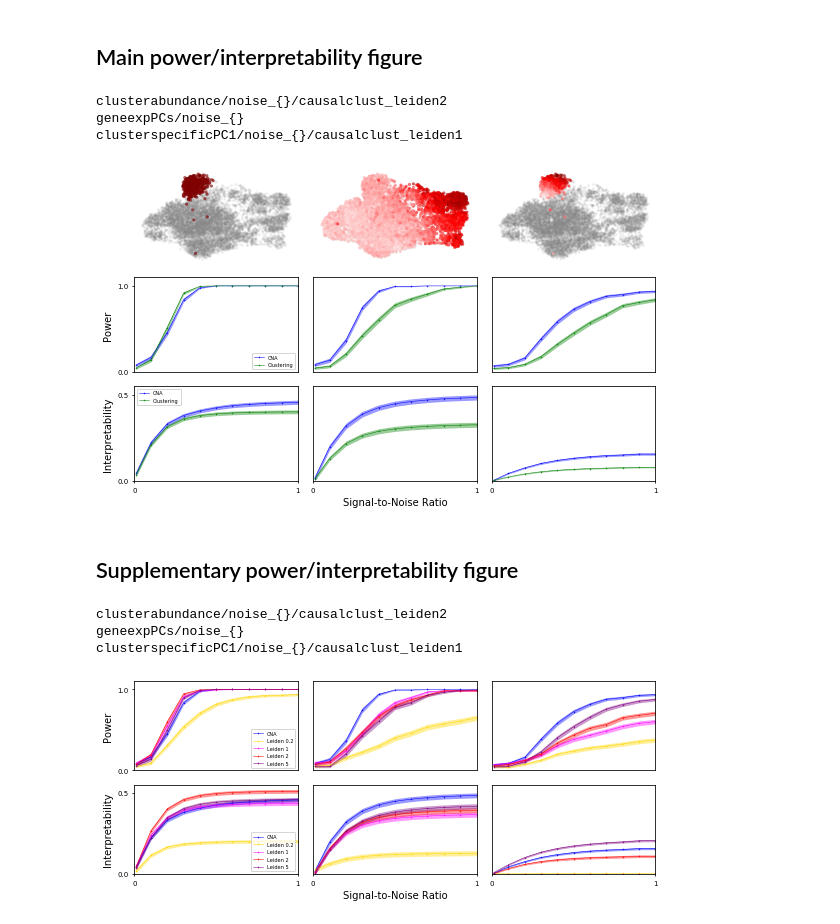
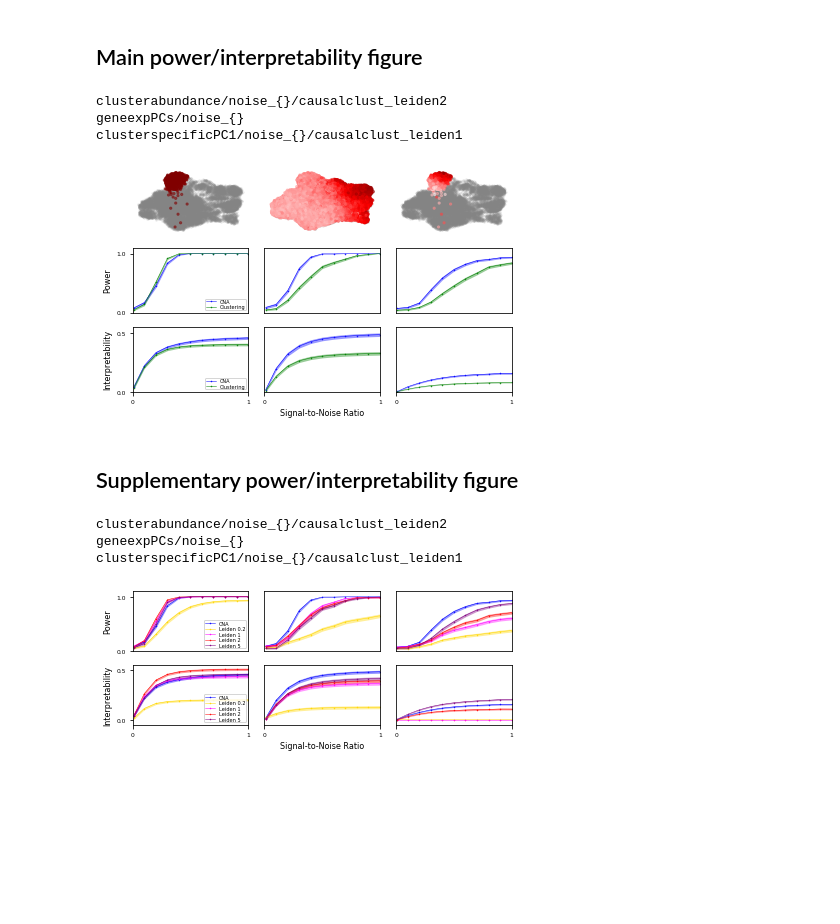
Before and after one commit to immunogenomics/cna-display, a Jupyter notebook: sim/nonnull.ipynb, the cells around one changed output. Drawn from its saved outputs; the diff is of its cells as text; code cells hidden in the pictures; blank space fills up the shorter version.

```diff
--- a/sim/nonnull.ipynb
+++ b/sim/nonnull.ipynb
@@ -5,10 +5,11 @@ import matplotlib.pyplot as plt
 import pickle, glob
 import pp, pf
 import cna
+plt.style.use('../pp.mplstyle')
 # %%
 d = cna.read('/data/srlab1/laurie-yakir/tbru.real/2.munged/harmcca20.h5ad')
 # downsample d to make rasterized file size decent
-ix = np.random.choice(range(len(d)), 10000, replace=False)
+ix = np.random.choice(range(len(d)), 30000, replace=False)
 # %%
 # parameters
 dset = 'harmcca20'
@@ -99,35 +100,33 @@ def powerplot(power, ax, methodinfo, legend=False, ylabels=False):
         ax.plot(snr, power.loc[m].avg, color=c, label=l, marker='.', ms=1, linewidth = 0.5)
         ax.fill_between(snr, power.loc[m].avg - power.loc[m].se, power.loc[m].avg + power.loc[m].se,
                         color=c, alpha=0.4, lw=0)
-    ax.tick_params(**pp.tickprops)
     ax.set_xlim(0, 1)
     ax.set_xticks([])
     ax.set_ylim(0,1.1)
     if ylabels:
         ax.set_yticks([0,1]); ax.set_yticklabels(['0.0', '1.0'])
-        ax.set_ylabel('Power', fontsize=pp.labelfontsize+2)
+        ax.set_ylabel('Power')
     else:
         ax.set_yticks([])
-    if legend: ax.legend(prop={'size':5}, loc=4)
+    if legend: ax.legend(loc=4)
 
-def interpplot(interp, ax, methodinfo, legend=False, xlabel=False, ylabels=False):
+def interpplot(interp, ax, methodinfo, legend=False, xlabel=False, ylabels=False, ymin=0):
     for m,l,c in methodinfo:
         ax.plot(snr, interp.loc[m].avg, color=c, label=l, marker='.', ms=1, linewidth = 0.5)
         ax.fill_between(snr, interp.loc[m].avg - interp.loc[m].se, interp.loc[m].avg + interp.loc[m].se,
                         color=c, alpha=0.4, lw=0)
-    ax.tick_params(**pp.tickprops)
     ax.set_xlim(0, 1)
     ax.set_xticks([0,1])
     if xlabel:
-        ax.set_xlabel('Signal-to-Noise Ratio', fontsize=pp.labelfontsize+2)
+        ax.set_xlabel('Signal-to-Noise Ratio')
 
-    ax.set_ylim(0,0.55)
+    ax.set_ylim(ymin,0.55)
     if ylabels:
         ax.set_yticks([0,0.5])
-        ax.set_ylabel('Interpretability', fontsize=pp.labelfontsize+2)
+        ax.set_ylabel('Interpretability')
     else:
         ax.set_yticks([])
-    if legend: ax.legend(prop={'size':5})
+    if legend: ax.legend(loc=4)
 # %% [markdown]
 ## Main power/interpretability figure
 # %%
@@ -147,7 +146,7 @@ import scanpy as sc
 z_clusterspecificPC1 = np.zeros(len(d))
 z_clusterspecificPC1[mask]=sc.pp.pca(data=d.X[mask,:], n_comps=2)[:,0]
 # %%
-fig, axs = plt.subplots(3,3, figsize=(8,5))
+fig, axs = plt.subplots(3,3, figsize=(6,3.75))
 methodinfo = [('CNAfast', 'CNA', 'blue'), ('MASC_best', 'Clustering', 'green')]
 
 for i, (simname, z, mask) in enumerate([
@@ -170,32 +169,32 @@ plt.savefig('../_figs/mainfig.power_interp.pdf')
 clusterabundance/noise_{}/causalclust_leiden2
 geneexpPCs/noise_{}
 clusterspecificPC1/noise_{}/causalclust_leiden1
-[figure, old version]
+[figure, new version]
 # %% [markdown]
 ## Supplementary power/interpretability figure
 # %%
-fig, axs = plt.subplots(2,3, figsize=(8,(5/3)*2))
+fig, axs = plt.subplots(2,3, figsize=(6,2/3*3.75))
 methodinfo = [('CNAfast', 'CNA', 'blue'),
               ('MASC_leiden0p2', 'Leiden 0.2', 'gold'), ('MASC_leiden1', 'Leiden 1', 'fuchsia'),
               ('MASC_leiden2', 'Leiden 2', 'red'), ('MASC_leiden5', 'Leiden 5', 'purple')]
 
 for i, simname in enumerate([
     'clusterabundance/noise_{}/causalclust_leiden2',
     'geneexpPCs/noise_{}',
     'clusterspecificPC1/noise_{}/causalclust_leiden1',
     ]):
     print(simname)
     df = read(simname)
     results = aggregate(df)
     power, interp = calculate(results)
     powerplot(power, axs[0,i], methodinfo,
                     ylabels=i==0, legend=i==0)
     interpplot(interp, axs[1, i], methodinfo,
-                    xlabel=i==1, ylabels=i==0, legend=i==0)
+                    xlabel=i==1, ylabels=i==0, legend=i==0, ymin=-0.05)
 plt.tight_layout()
 plt.savefig('../_figs/suppfig.power_interp.pdf')
 # %% [output]
 clusterabundance/noise_{}/causalclust_leiden2
 geneexpPCs/noise_{}
 clusterspecificPC1/noise_{}/causalclust_leiden1
-[figure, old version]
+[figure, new version]
```
Also changed, not shown: 8 other files.
